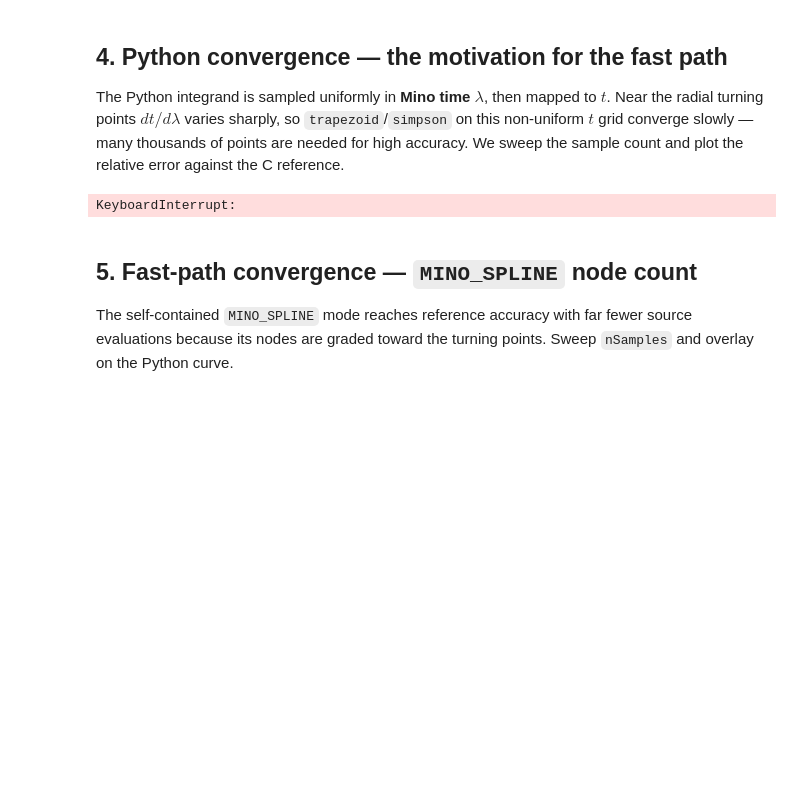
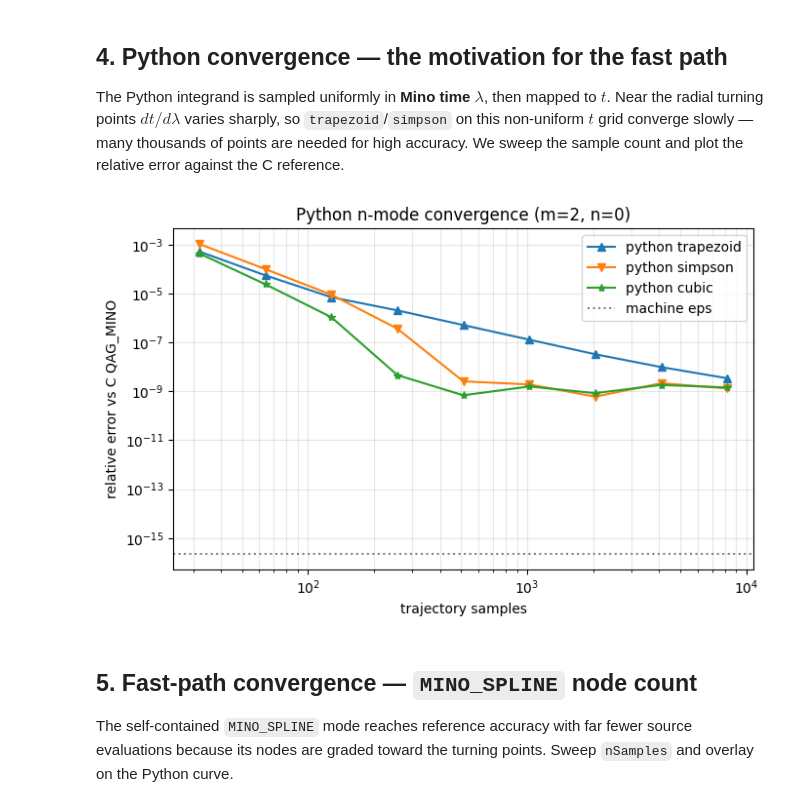
Before and after one commit to thompsonphys/inspectre, a Jupyter notebook: notebooks/fast_vs_python_nmode.ipynb, the cells around one changed output. Saved outputs shown, nothing was run; the diff lists cells and outputs as text; code cells hidden in the pictures; blank space fills up the shorter version.

```diff
--- a/notebooks/fast_vs_python_nmode.ipynb
+++ b/notebooks/fast_vs_python_nmode.ipynb
@@ -51,13 +53,15 @@ integration modes:
 # %%
 a   = 0.5      # spin
 p   = 10.0     # semilatus rectum
-e   = 0.3     # eccentricity
+e   = 0.1      # eccentricity
 x   = 1
 mass = 1.0
 err  = 1e-15
 
-m, n = 5, -5              # azimuthal / radial mode
-r_field, theta_field = 10.0, np.pi/2 - 0.001   # field point (near equator)
+m, n = 2, 0              # azimuthal / radial mode
+r_field, theta_field = 10.2, np.arccos(0.01)   # field point (near equator)
+
+print(f"rfield: {r_field:.2g}, theta: {theta_field:.4g}")
 
 insp = Inspectre(spin=a, semilatus_rectum=p, eccentricity=e, x=x,
                  mass=mass, err=err, mode="equatorial")
@@ -140,31 +145,31 @@ plot the relative error against the C reference.
 # %%
 def py_amp(num_pts, method):
     insp.generate_equatorial_trajectory(num_periods=1, num_pts=num_pts)
     smn = insp.source_mn_integrand_along_trajectory(m, n, r_field, theta_field)
     t, re, im = smn.T
     if method == "trapezoid":
         I = np.trapezoid(re, x=t) + 1j*np.trapezoid(im, x=t)
     elif method == "simpson":
         I = it.simpson(re, x=t) + 1j*it.simpson(im, x=t)
     elif method == "cubic":
         I = (CubicSpline(t, re).integrate(t[0], t[-1])
              + 1j*CubicSpline(t, im).integrate(t[0], t[-1]))
     return I / Tr
 
-Ns = [2**k for k in range(5, 16)]
+Ns = [2**k for k in range(5, 14)]
 methods = ["trapezoid", "simpson", "cubic"]
 errs = {meth: [abs(1 - py_amp(N, meth)/truth) for N in Ns] for meth in methods}
 
 fig, ax = plt.subplots(figsize=(7, 4.5))
 for meth, mk in zip(methods, ["^", "v", "*"]):
     ax.loglog(Ns, errs[meth], marker=mk, label=f"python {meth}")
 ax.axhline(2.2e-16, ls=":", c="grey", label="machine eps")
 ax.set_xlabel("trajectory samples"); ax.set_ylabel("relative error vs C QAG_MINO")
 ax.set_title(f"Python n-mode convergence (m={m}, n={n})")
 ax.legend(); ax.grid(True, which="both", alpha=0.3)
 plt.tight_layout(); plt.show()
 # %% [output]
-KeyboardInterrupt:
+[figure, added]
 # %% [markdown]
 ## 5. Fast-path convergence — `MINO_SPLINE` node count
 
```
Also changed, not shown: parts of 4 cells of this notebook, 12 other files.
